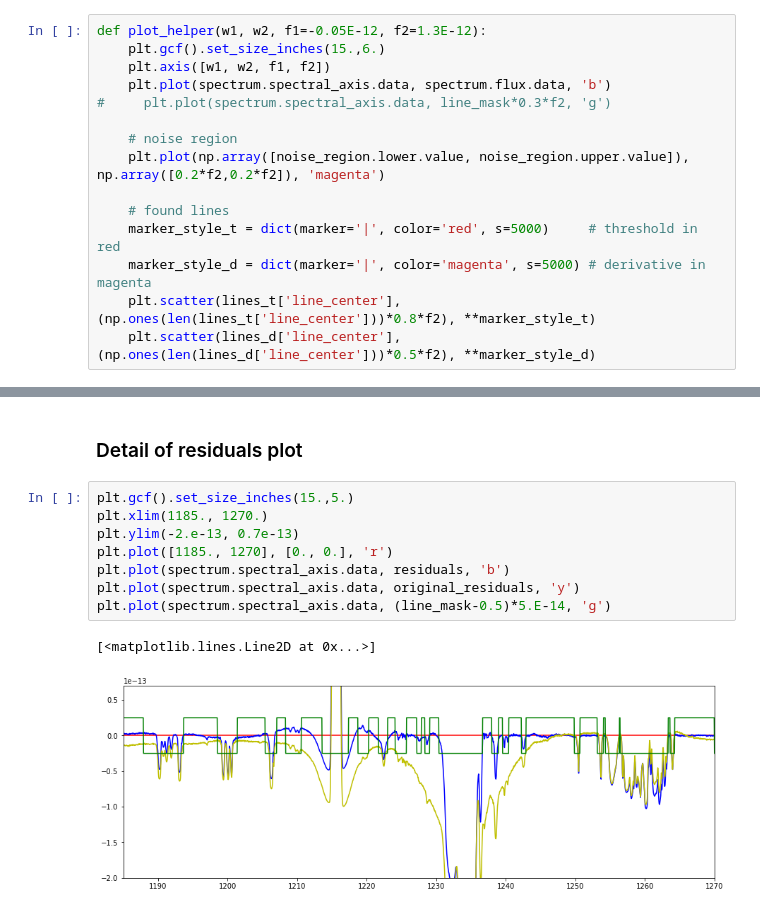
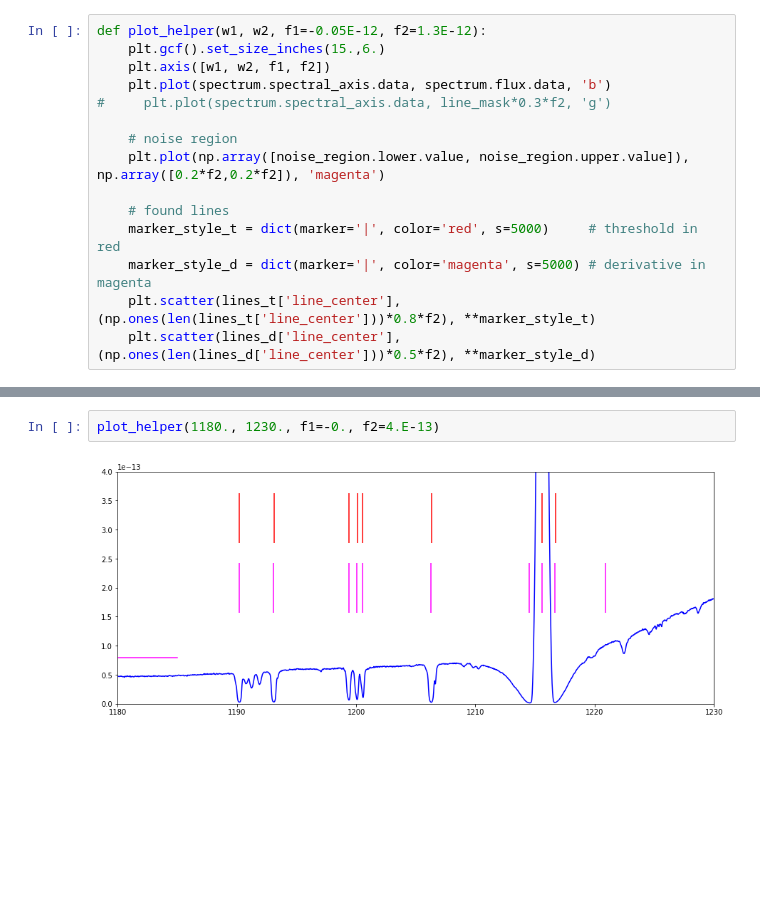
Before and after one commit to ibusko/specfit, a Jupyter notebook: proto/linefit_demo_specutils.ipynb, the cells around one changed output, grey strips where cells are left out. Saved outputs shown, nothing was run; the diff lists cells and outputs as text; blank space fills up the shorter version.

```diff
--- a/proto/linefit_demo_specutils.ipynb
+++ b/proto/linefit_demo_specutils.ipynb
@@ -281,13 +301,4 @@ plt.plot(spectrum.spectral_axis.data, (line_mask-0.5)*7.E-14, 'g')
-# %% [markdown]
-<h3>Detail of residuals plot</h3>
-# %%
-plt.gcf().set_size_inches(15.,5.)
-plt.xlim(1185., 1270.)
-plt.ylim(-2.e-13, 0.7e-13)
-plt.plot([1185., 1270], [0., 0.], 'r')
-plt.plot(spectrum.spectral_axis.data, residuals, 'b')
-plt.plot(spectrum.spectral_axis.data, original_residuals, 'y')
-plt.plot(spectrum.spectral_axis.data, (line_mask-0.5)*5.E-14, 'g')
-# %% [output]
-[<matplotlib.lines.Line2D at 0x...>]
-[figure, removed]
+# %%
+plot_helper(1180., 1230., f1=-0., f2=4.E-13)
+# %% [output]
+[figure, added]
```
Also changed, not shown: parts of 52 cells of this notebook, 1 other file.
